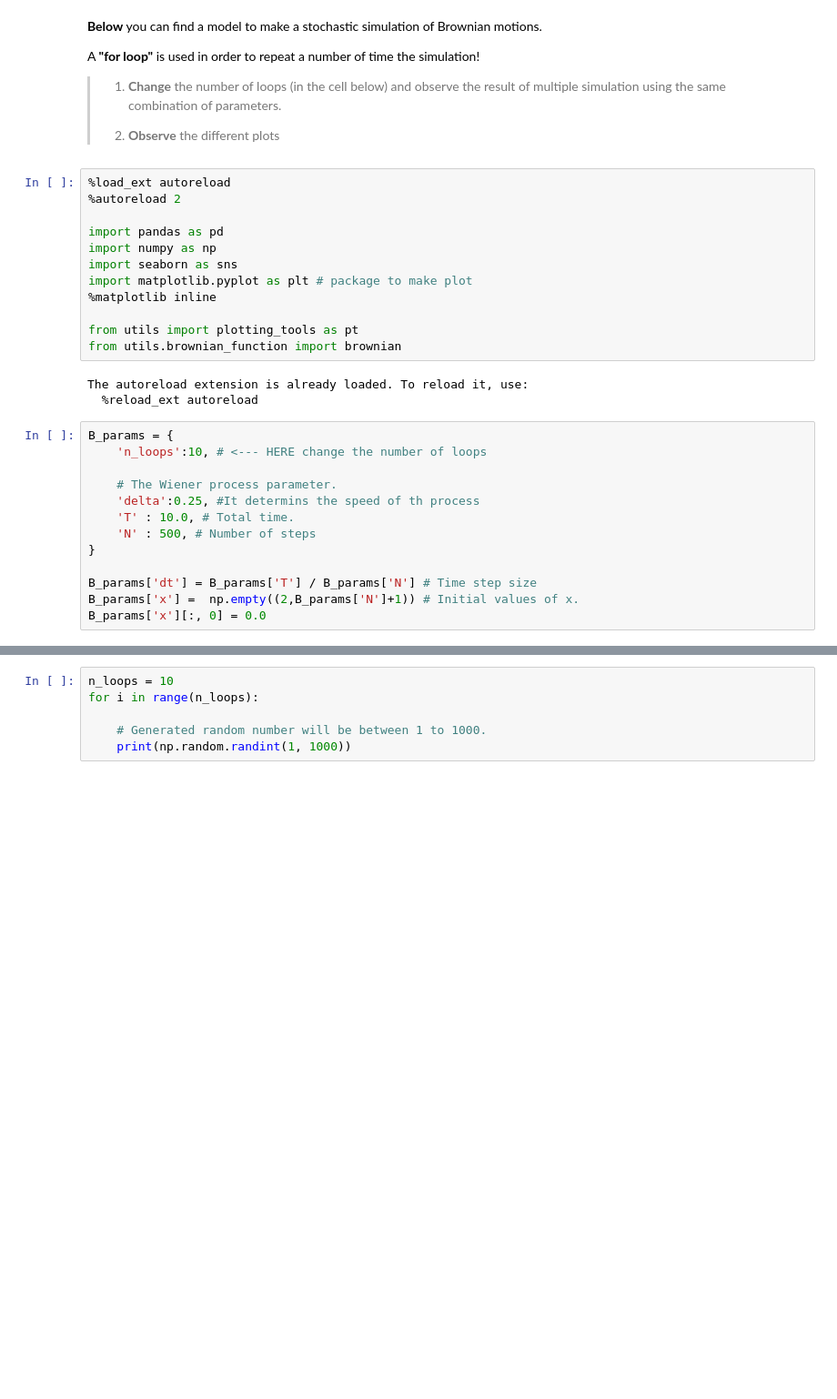
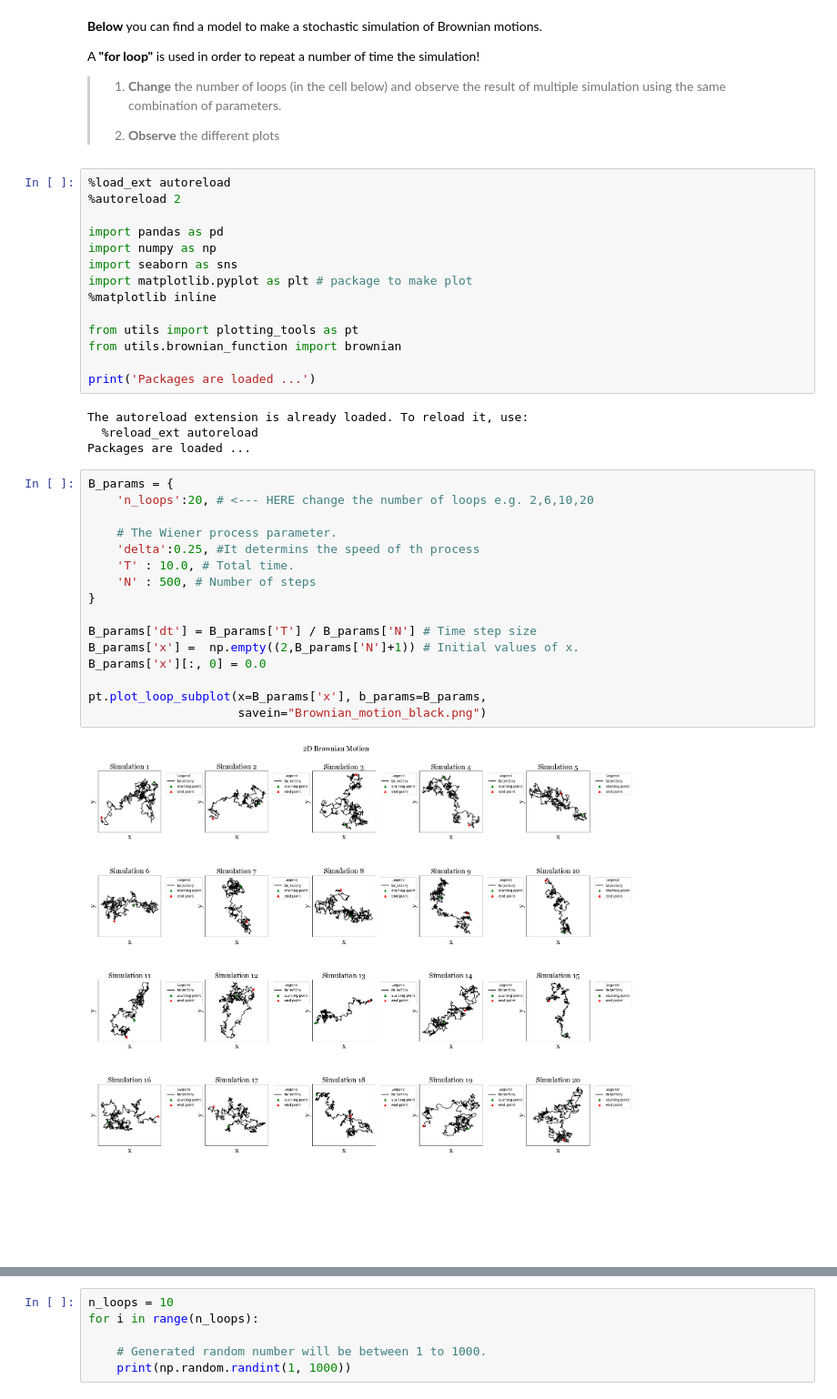
Before and after one commit to StefaniAstrologo/Lake-Como-School_Tutorial_2021, a Jupyter notebook: Crash_Stochastic_Tutorial.ipynb, the cells around one changed output, grey strips where cells are left out. Shown at 91% size. Drawn from its saved outputs; the diff is of its cells as text; blank space fills up the shorter version.

```diff
--- a/Crash_Stochastic_Tutorial.ipynb
+++ b/Crash_Stochastic_Tutorial.ipynb
@@ -56,19 +56,27 @@ import matplotlib.pyplot as plt # package to make plot
 
 from utils import plotting_tools as pt
 from utils.brownian_function import brownian
+
+print('Packages are loaded ...')
 # %% [output]
 The autoreload extension is already loaded. To reload it, use:
   %reload_ext autoreload
+Packages are loaded ...
 # %%
 B_params = {
-    'n_loops':10, # <--- HERE change the number of loops
+    'n_loops':20, # <--- HERE change the number of loops e.g. 2,6,10,20
 
     # The Wiener process parameter.
     'delta':0.25, #It determins the speed of th process
     'T' : 10.0, # Total time.
     'N' : 500, # Number of steps
 }
 
 B_params['dt'] = B_params['T'] / B_params['N'] # Time step size
 B_params['x'] =  np.empty((2,B_params['N']+1)) # Initial values of x.
 B_params['x'][:, 0] = 0.0
+
+pt.plot_loop_subplot(x=B_params['x'], b_params=B_params,
+                     savein="Brownian_motion_black.png")
+# %% [output]
+[figure, added]
```
Also changed, not shown: parts of 26 cells of this notebook, 1 other file.
